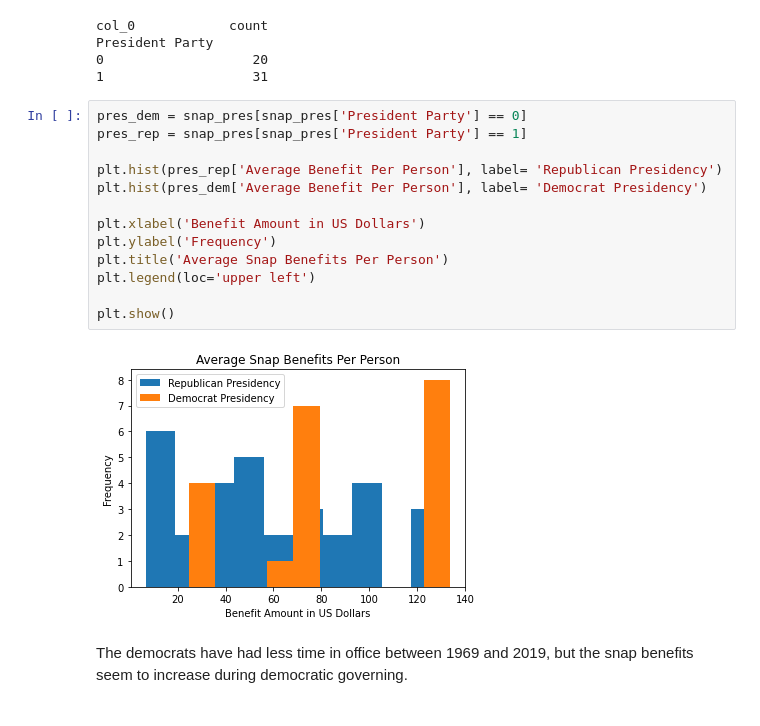
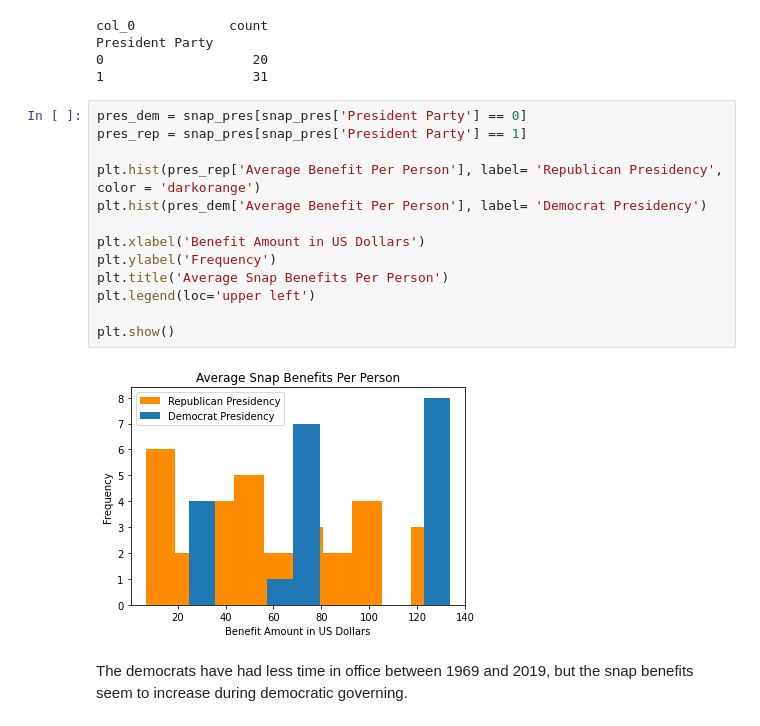
Before and after one commit to BritVandy/SNAP-benefits-by-political-party, a Jupyter notebook: Portfolio_Project_Unit1_Brittany_Vanderburg.ipynb, the cells around one changed output. Cells and saved outputs as stored; diff of their text form.

```diff
--- a/Portfolio_Project_Unit1_Brittany_Vanderburg.ipynb
+++ b/Portfolio_Project_Unit1_Brittany_Vanderburg.ipynb
@@ -175,18 +175,18 @@ President Party
 # %%
 pres_dem = snap_pres[snap_pres['President Party'] == 0]
 pres_rep = snap_pres[snap_pres['President Party'] == 1]
 
-plt.hist(pres_rep['Average Benefit Per Person'], label= 'Republican Presidency')
+plt.hist(pres_rep['Average Benefit Per Person'], label= 'Republican Presidency', color = 'darkorange')
 plt.hist(pres_dem['Average Benefit Per Person'], label= 'Democrat Presidency')
 
 plt.xlabel('Benefit Amount in US Dollars')
 plt.ylabel('Frequency')
 plt.title('Average Snap Benefits Per Person')
 plt.legend(loc='upper left')
 
 plt.show()
 # %% [output]
-[figure, old version]
+[figure, new version]
 # %% [markdown]
 The democrats have had less time in office between 1969 and 2019, but the snap benefits seem to increase during democratic governing.
 # %%
```
Also changed, not shown: parts of 1 cell of this notebook.
